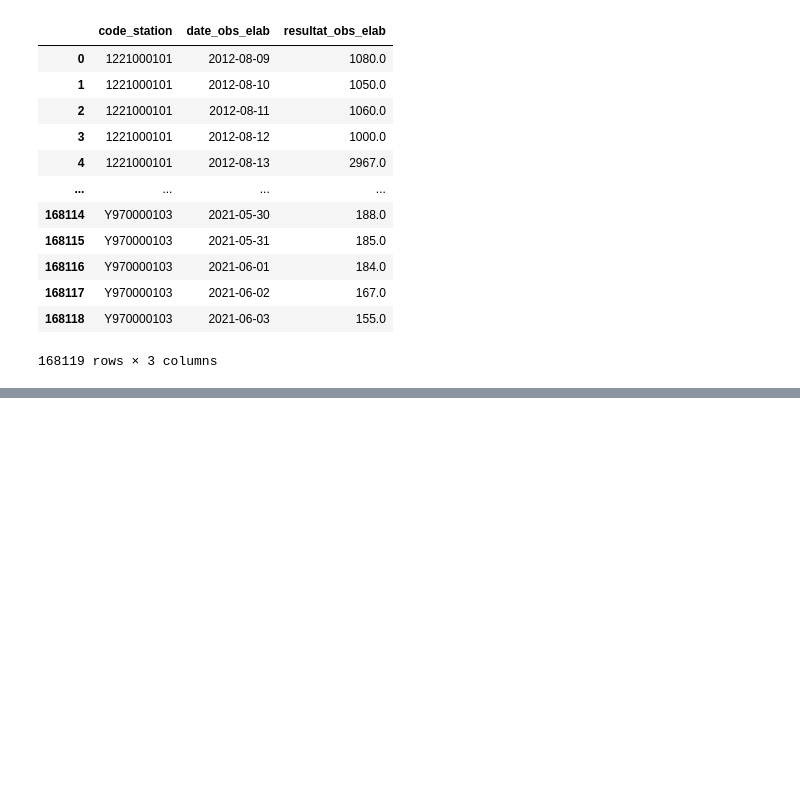
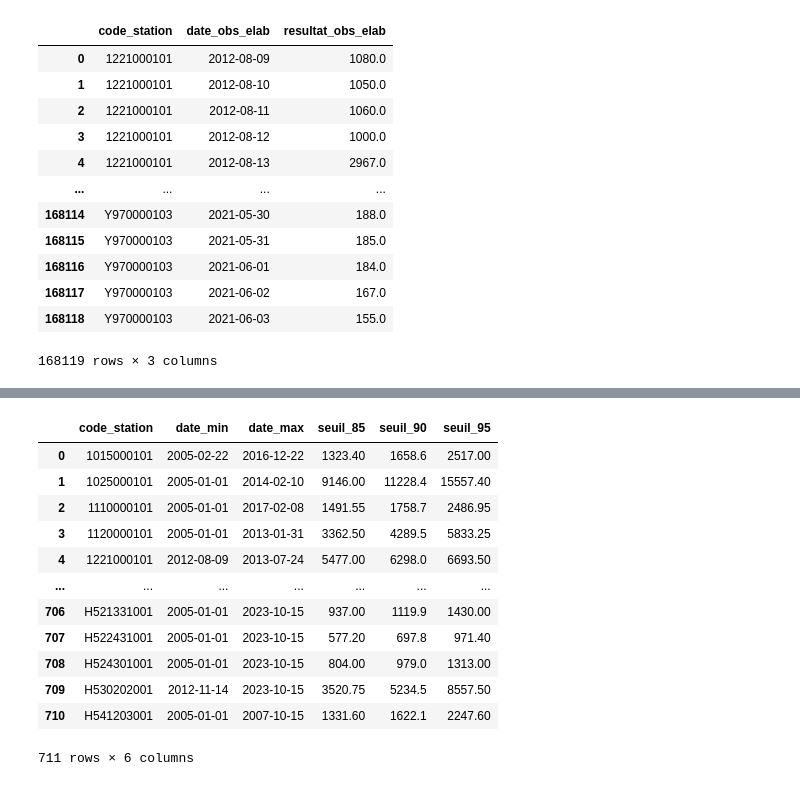
Before and after one commit to PI2-Equipe106/PI2_A5_Equipe_106, a Jupyter notebook: Data cleanining.ipynb, the cells around one changed output, grey strips where cells are left out. Saved outputs shown, nothing was run; the diff lists cells and outputs as text; code cells hidden in the pictures; blank space fills up the shorter version.

```diff
--- a/Data cleanining.ipynb
+++ b/Data cleanining.ipynb
@@ -318,0 +340,24 @@ df_final
+# %%
+aggregated_df = df.groupby('code_station').agg({
+    'date_obs_elab': ['min', 'max'],
+    'resultat_obs_elab': [lambda x: x.quantile(0.85), lambda x: x.quantile(0.9), lambda x: x.quantile(0.95)]
+}).reset_index()
+
+# Renommer les colonnes agrégées
+aggregated_df.columns = ['code_station', 'date_min', 'date_max', 'seuil_85', 'seuil_90', 'seuil_95']
+# %%
+aggregated_df
+# %% [output]
+|  | code_station | date_min | date_max | seuil_85 | seuil_90 | seuil_95 |
+| 0 | 1015000101 | 2005-02-22 | 2016-12-22 | 1323.40 | 1658.6 | 2517.00 |
+| 1 | 1025000101 | 2005-01-01 | 2014-02-10 | 9146.00 | 11228.4 | 15557.40 |
+| 2 | 1110000101 | 2005-01-01 | 2017-02-08 | 1491.55 | 1758.7 | 2486.95 |
+| 3 | 1120000101 | 2005-01-01 | 2013-01-31 | 3362.50 | 4289.5 | 5833.25 |
+| 4 | 1221000101 | 2012-08-09 | 2013-07-24 | 5477.00 | 6298.0 | 6693.50 |
+| ... | ... | ... | ... | ... | ... | ... |
+| 706 | H521331001 | 2005-01-01 | 2023-10-15 | 937.00 | 1119.9 | 1430.00 |
+| 707 | H522431001 | 2005-01-01 | 2023-10-15 | 577.20 | 697.8 | 971.40 |
+| 708 | H524301001 | 2005-01-01 | 2023-10-15 | 804.00 | 979.0 | 1313.00 |
+| 709 | H530202001 | 2012-11-14 | 2023-10-15 | 3520.75 | 5234.5 | 8557.50 |
+| 710 | H541203001 | 2005-01-01 | 2007-10-15 | 1331.60 | 1622.1 | 2247.60 |
+711 rows × 6 columns
```
Also changed, not shown: parts of 4 cells of this notebook, 1 other file.
